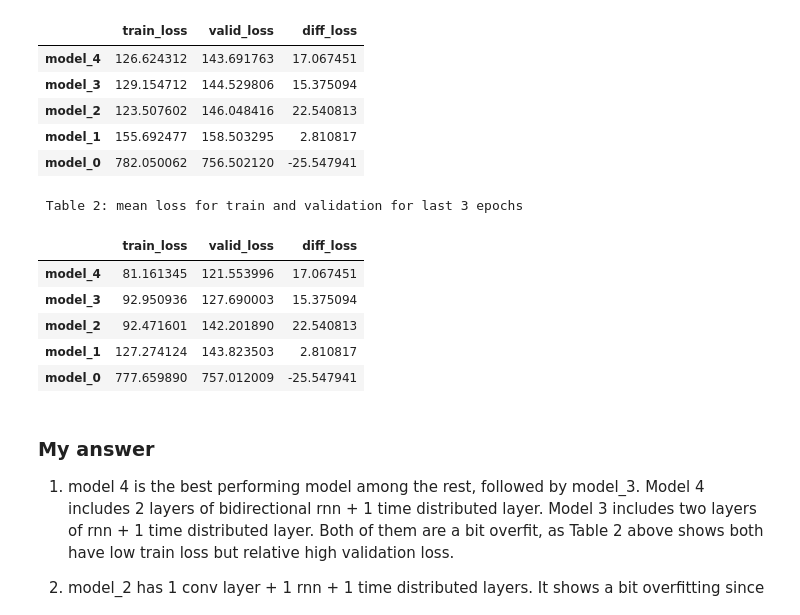
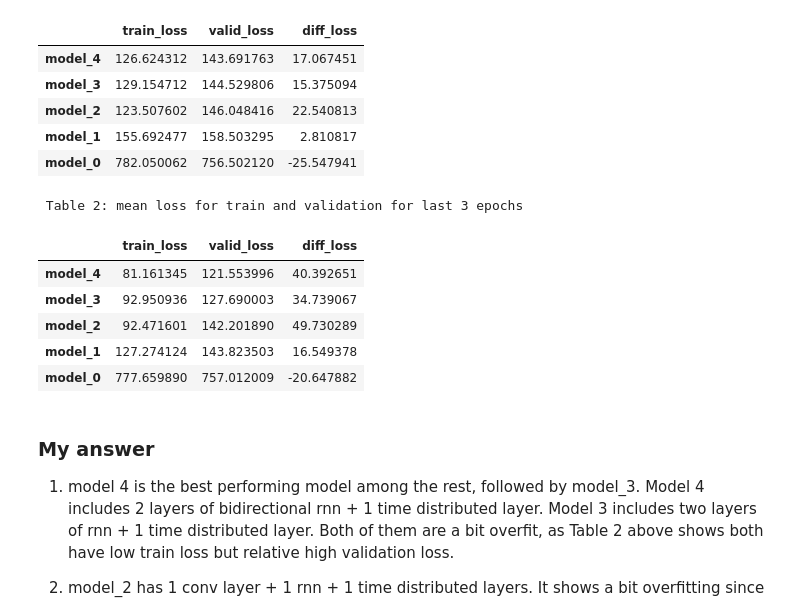
Before and after one commit to luoChengwen/nlp_random, a Jupyter notebook: VUI project/vui_notebook.ipynb, the cells around one changed output. Drawn from its saved outputs; the diff is of its cells as text; code cells hidden in the pictures.

```diff
--- a/VUI project/vui_notebook.ipynb
+++ b/VUI project/vui_notebook.ipynb
@@ -577,20 +577,20 @@ df.assign(diff_loss=df.valid_loss - df.train_loss)
 # %%
 
 train_loss2 =  pd.DataFrame(train_loss).iloc[:,-3:].mean(axis=1)
 valid_loss2 = pd.DataFrame(valid_loss).iloc[:,-3:].mean(axis=1)
 df2 = pd.DataFrame(train_loss2, columns=['train_loss']
             ).assign(valid_loss=valid_loss2).set_index(
     pd.Series(model_names)).sort_values(by='valid_loss')
 print('\n Table 2: mean loss for train and validation for last 3 epochs')
-df2.assign(diff_loss=df.valid_loss - df.train_loss)
+df2.assign(diff_loss=df2.valid_loss - df2.train_loss)
 # %% [output]
  Table 2: mean loss for train and validation for last 3 epochs
 |  | train_loss | valid_loss | diff_loss |
-| model_4 | 81.161345 | 121.553996 | 17.067451 |
-| model_3 | 92.950936 | 127.690003 | 15.375094 |
-| model_2 | 92.471601 | 142.201890 | 22.540813 |
-| model_1 | 127.274124 | 143.823503 | 2.810817 |
-| model_0 | 777.659890 | 757.012009 | -25.547941 |
+| model_4 | 81.161345 | 121.553996 | 40.392651 |
+| model_3 | 92.950936 | 127.690003 | 34.739067 |
+| model_2 | 92.471601 | 142.201890 | 49.730289 |
+| model_1 | 127.274124 | 143.823503 | 16.549378 |
+| model_0 | 777.659890 | 757.012009 | -20.647882 |
 # %% [markdown]
 ### My answer
 
```
